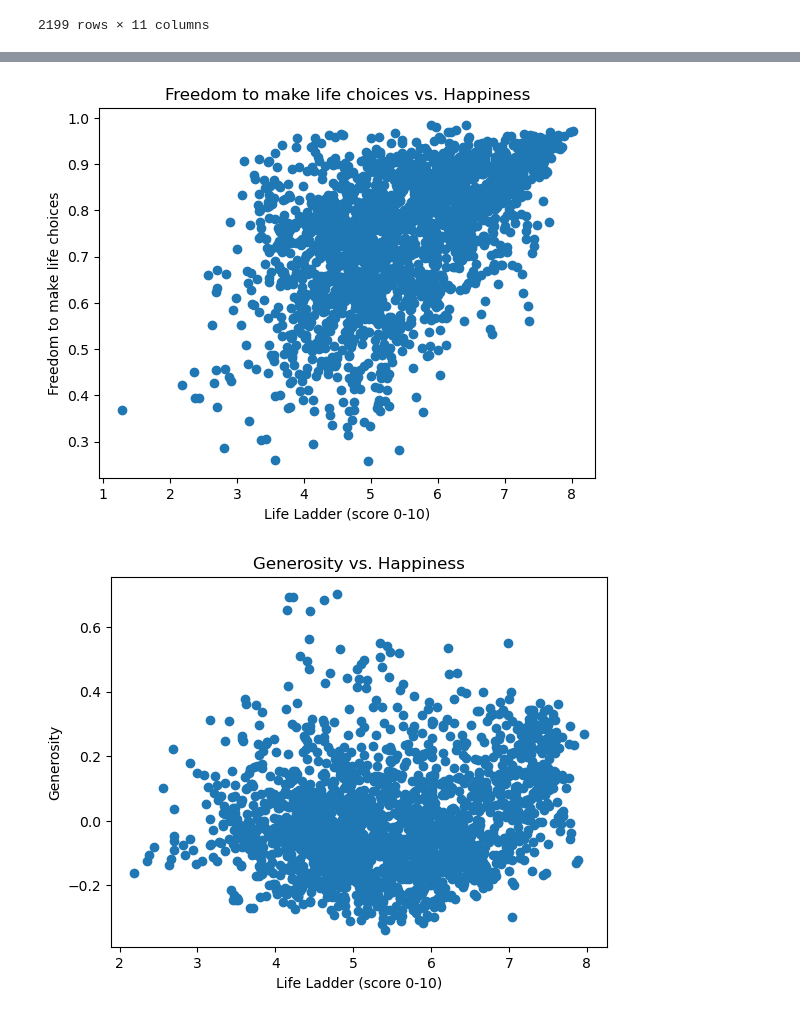
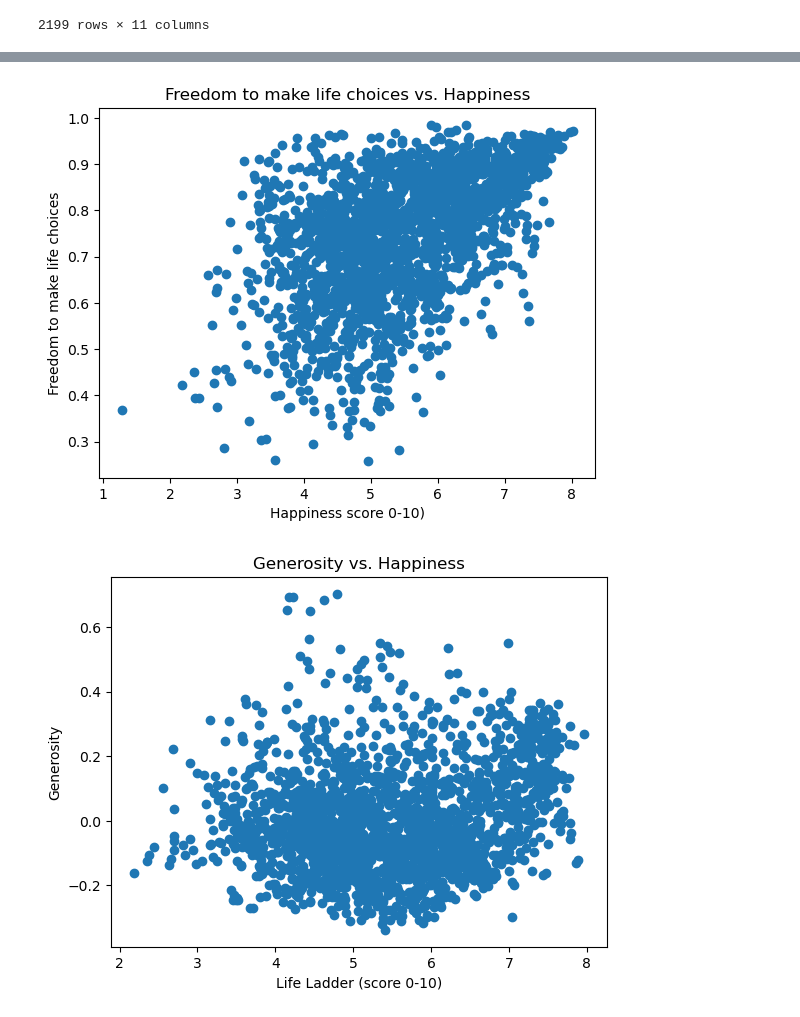
Before and after one commit to taylorfisher1012/world_happiness_trends, a Jupyter notebook: notebooks/happiness_report.ipynb, the cells around one changed output, grey strips where cells are left out. Cells and saved outputs as stored; diff of their text form; code cells hidden in the pictures.

```diff
--- a/notebooks/happiness_report.ipynb
+++ b/notebooks/happiness_report.ipynb
@@ -55,10 +115,10 @@ plt.title('Healthy life expectancy vs. Happiness');
 # %%
 plt.scatter('Life Ladder', 'Freedom to make life choices', data = happiness_report)
-plt.xlabel('Life Ladder (score 0-10)')
+plt.xlabel('Happiness score 0-10)')
 plt.ylabel('Freedom to make life choices')
 plt.title('Freedom to make life choices vs. Happiness');
 # %% [output]
-[figure, old version]
+[figure, new version]
 # %%
 #Not a clear trend between life ladder and generosity
 plt.scatter('Life Ladder', 'Generosity', data = happiness_report)
```
Also changed, not shown: parts of 37 cells of this notebook, 1 other file.
